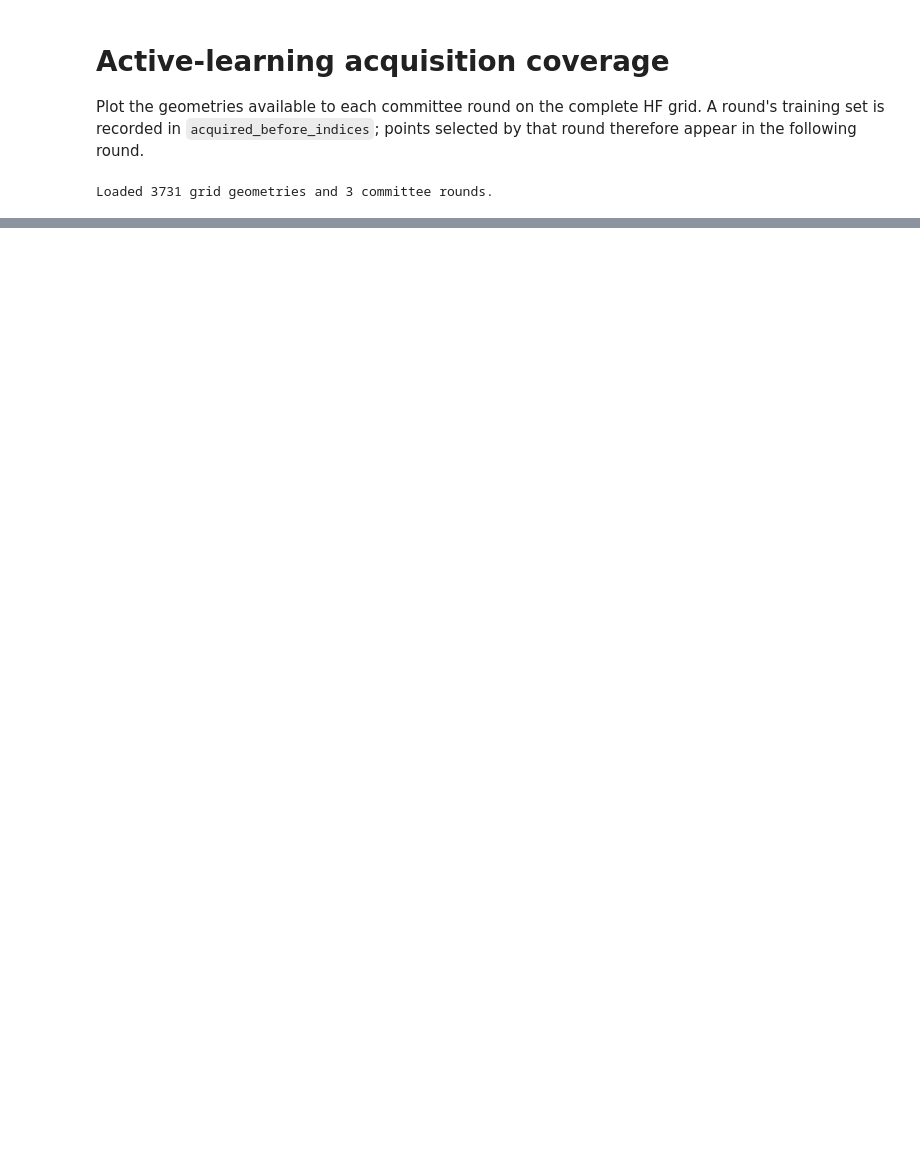
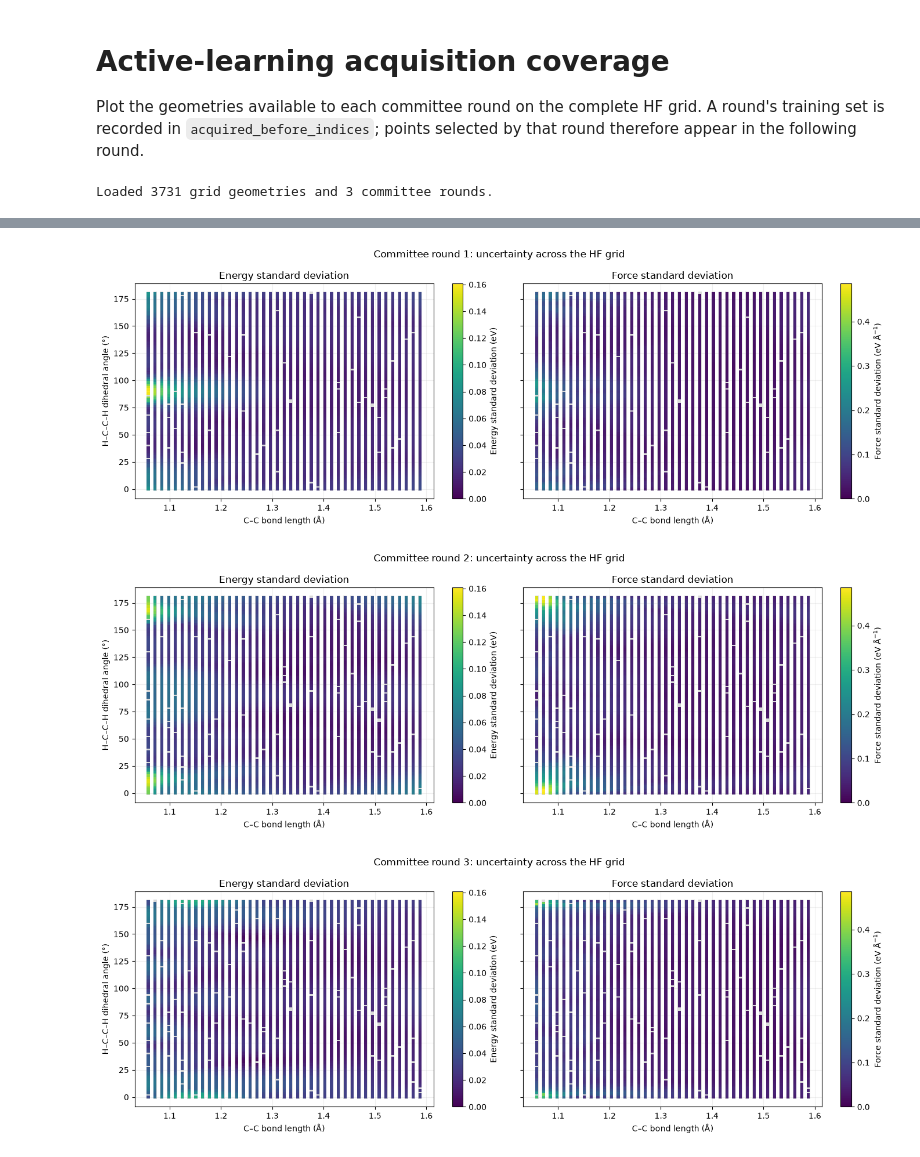
Before and after one commit to yoghurtfork/X-MACE-sampling, a Jupyter notebook: notebooks/active_learning_analyse.ipynb, the cells around one changed output, grey strips where cells are left out. Saved outputs shown, nothing was run; the diff lists cells and outputs as text; code cells hidden in the pictures; blank space fills up the shorter version.

```diff
--- a/notebooks/active_learning_analyse.ipynb
+++ b/notebooks/active_learning_analyse.ipynb
@@ -85,0 +86,49 @@ for round_record in result['rounds']:
+# %%
+# Use common colour scales so uncertainty can be compared between rounds.
+uncertainty_fields = {
+    'energy_std': ('Energy standard deviation', 'eV'),
+    'force_std': ('Force standard deviation', 'eV Å$^{-1}$'),
+}
+colour_limits = {
+    field: (
+        0.0,
+        max(
+            point[field]
+            for round_record in result['rounds']
+            for point in round_record['committee_uncertainty_by_index']
+        ),
+    )
+    for field in uncertainty_fields
+}
+
+for round_record in result['rounds']:
+    round_number = round_record['round_number'] + 1
+    uncertainty_by_index = round_record['committee_uncertainty_by_index']
+    indices = np.asarray([point['index'] for point in uncertainty_by_index], dtype=int)
+
+    fig, axes = plt.subplots(1, 2, figsize=(14, 5), sharex=True, sharey=True)
+    for ax, (field, (label, unit)) in zip(axes, uncertainty_fields.items()):
+        values = np.asarray([point[field] for point in uncertainty_by_index])
+        # Grey cells are already acquired, so they were not committee-evaluated this round.
+        ax.scatter(
+            cc_bond_lengths, hcch_dihedrals,
+            s=14, color='0.85', marker='s', linewidths=0, zorder=1,
+        )
+        heatmap = ax.scatter(
+            cc_bond_lengths[indices], hcch_dihedrals[indices], c=values,
+            s=14, marker='s', linewidths=0, cmap='viridis',
+            vmin=colour_limits[field][0], vmax=colour_limits[field][1], zorder=2,
+        )
+        colourbar = fig.colorbar(heatmap, ax=ax)
+        colourbar.set_label(f'{label} ({unit})')
+        ax.set(title=label, xlabel='C–C bond length (Å)')
+        ax.grid(alpha=0.2)
+
+    axes[0].set_ylabel('H–C–C–H dihedral angle (°)')
+    fig.suptitle(f'Committee round {round_number}: uncertainty across the HF grid')
+    fig.tight_layout()
+    plt.show()
+# %% [output]
+[figure, added]
+[figure, added]
+[figure, added]
```
Also changed, not shown: parts of 3 cells of this notebook, 19 other files.
